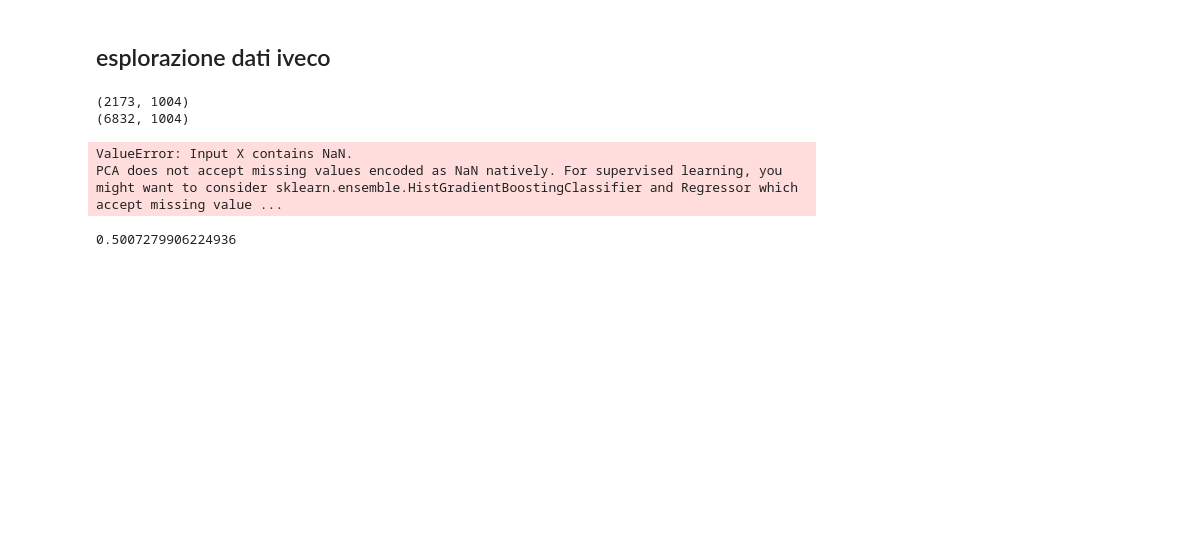
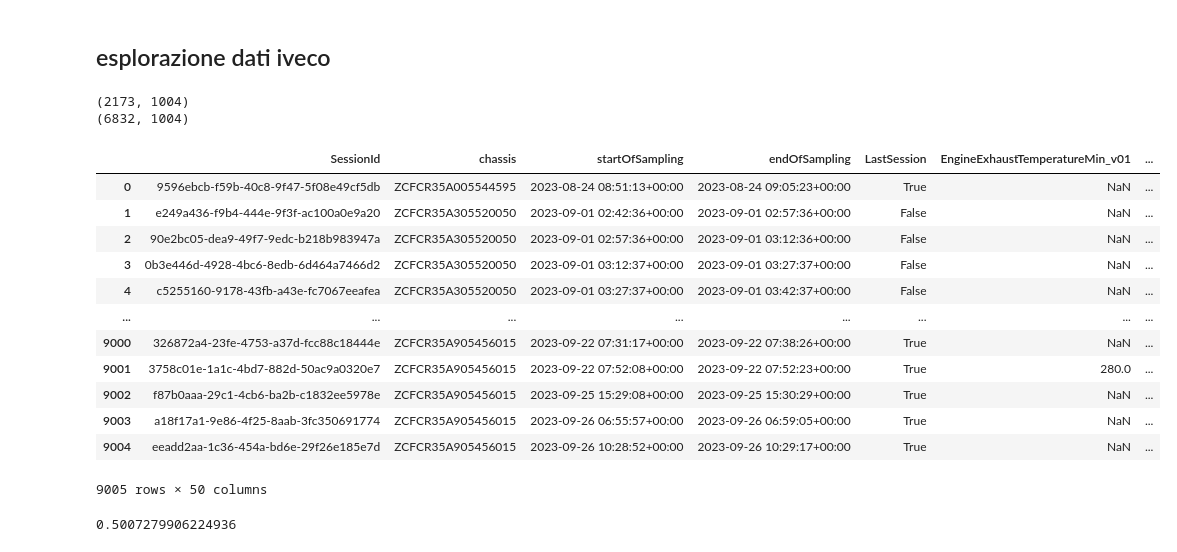
Before and after one commit to giulionenna/mtad-gat-pytorch, a Jupyter notebook: util_notebook.ipynb, the cells around one changed output. Saved outputs shown, nothing was run; the diff lists cells and outputs as text; code cells hidden in the pictures; blank space fills up the shorter version.

```diff
--- a/util_notebook.ipynb
+++ b/util_notebook.ipynb
@@ -305,14 +305,19 @@ for i in range(len(unique)): #per ciascun gruppo di colonne
     if dist < 0.01:#se la covarianza del gruppo di colonne è nulla allora le colonne sono costanti
         continue #escludo il gruppo di colonne
 
-    if group_df.shape[1] > 1 and reduce_pca:
-        medians = group_df.median()
+    for col in group_df.columns: #per ciascuna colonna del gruppo di parametri
+        if sum(group_df[col].isna())/group_df.shape[0]>thresh: #se in quella colonna ci sono troppi dati mancanti
+          group_df = group_df.drop(col, axis = 1)# droppo la colonna
+    # la pulizia delle colonne serve per non creare problemi con la pca (se ci sono troppi nan non ha senso performare pca su quella colonna)
+
+    if group_df.shape[1] > 1 and reduce_pca: #se scelgo di ridurre il gruppo di colonne a una sola colonna
+        medians = group_df.median() #calcolo le mediane di ciascuna colonna
         group_df = group_df.fillna(medians) #pulizia dei nan con la mediana per colonne
         scaler = StandardScaler()
         group_df_scaled = scaler.fit_transform(group_df) #standardizzazione colonne
         pca = PCA(n_components=1)
-        pc = pca.fit_transform(group_df_scaled) #calcolo pca
-        group_df = pd.DataFrame(pc, columns=unique[i])
+        pc = pca.fit_transform(group_df_scaled) #calcolo pca con una sola componente principale
+        group_df = pd.DataFrame(pc, columns=[unique[i]])
 
 
     clean_df = pd.concat([clean_df, group_df], axis=1)
@@ -321,9 +326,22 @@ clean_df = pd.concat([index_columns, clean_df], axis = 1)
 n_columns = len(clean_df.columns)
 names = [clean_df.columns.str.split('_')[i][0] for i in range(n_columns)]
 unique = list(set(names))
-# %% [output]
-ValueError: Input X contains NaN.
-PCA does not accept missing values encoded as NaN natively. For supervised learning, you might want to consider sklearn.ensemble.HistGradientBoostingClassifier and Regressor which accept missing value ...
+# %%
+clean_df
+# %% [output]
+|  | SessionId | chassis | startOfSampling | endOfSampling | LastSession | EngineExhaustTemperatureMin_v01 | ... |
+| 0 | 9596ebcb-f59b-40c8-9f47-5f08e49cf5db | ZCFCR35A005544595 | 2023-08-24 08:51:13+00:00 | 2023-08-24 09:05:23+00:00 | True | NaN | ... |
+| 1 | e249a436-f9b4-444e-9f3f-ac100a0e9a20 | ZCFCR35A305520050 | 2023-09-01 02:42:36+00:00 | 2023-09-01 02:57:36+00:00 | False | NaN | ... |
+| 2 | 90e2bc05-dea9-49f7-9edc-b218b983947a | ZCFCR35A305520050 | 2023-09-01 02:57:36+00:00 | 2023-09-01 03:12:36+00:00 | False | NaN | ... |
+| 3 | 0b3e446d-4928-4bc6-8edb-6d464a7466d2 | ZCFCR35A305520050 | 2023-09-01 03:12:37+00:00 | 2023-09-01 03:27:37+00:00 | False | NaN | ... |
+| 4 | c5255160-9178-43fb-a43e-fc7067eeafea | ZCFCR35A305520050 | 2023-09-01 03:27:37+00:00 | 2023-09-01 03:42:37+00:00 | False | NaN | ... |
+| ... | ... | ... | ... | ... | ... | ... | ... |
+| 9000 | 326872a4-23fe-4753-a37d-fcc88c18444e | ZCFCR35A905456015 | 2023-09-22 07:31:17+00:00 | 2023-09-22 07:38:26+00:00 | True | NaN | ... |
+| 9001 | 3758c01e-1a1c-4bd7-882d-50ac9a0320e7 | ZCFCR35A905456015 | 2023-09-22 07:52:08+00:00 | 2023-09-22 07:52:23+00:00 | True | 280.0 | ... |
+| 9002 | f87b0aaa-29c1-4cb6-ba2b-c1832ee5978e | ZCFCR35A905456015 | 2023-09-25 15:29:08+00:00 | 2023-09-25 15:30:29+00:00 | True | NaN | ... |
+| 9003 | a18f17a1-9e86-4f25-8aab-3fc350691774 | ZCFCR35A905456015 | 2023-09-26 06:55:57+00:00 | 2023-09-26 06:59:05+00:00 | True | NaN | ... |
+| 9004 | eeadd2aa-1c36-454a-bd6e-29f26e185e7d | ZCFCR35A905456015 | 2023-09-26 10:28:52+00:00 | 2023-09-26 10:29:17+00:00 | True | NaN | ... |
+9005 rows × 50 columns
 # %%
 k = 24
 group_columns = clean_df.columns[clean_df.columns.str.startswith(unique[k])]
```
Also changed, not shown: 1 other file.
